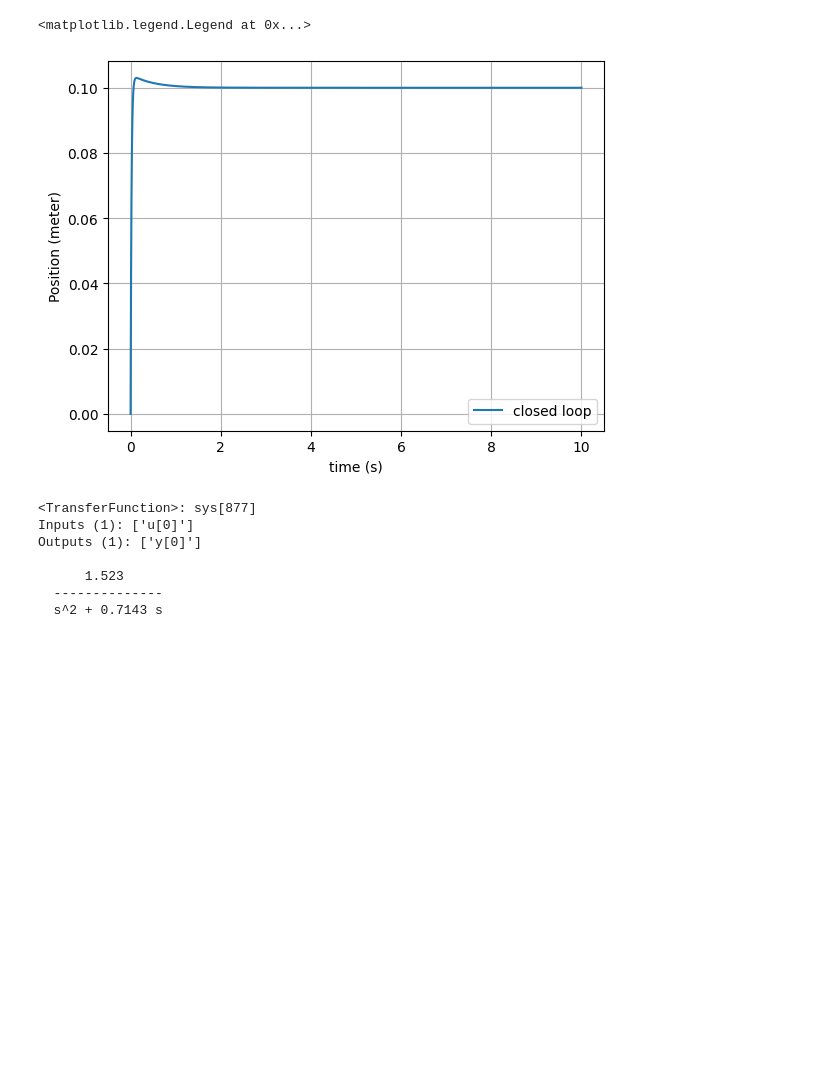
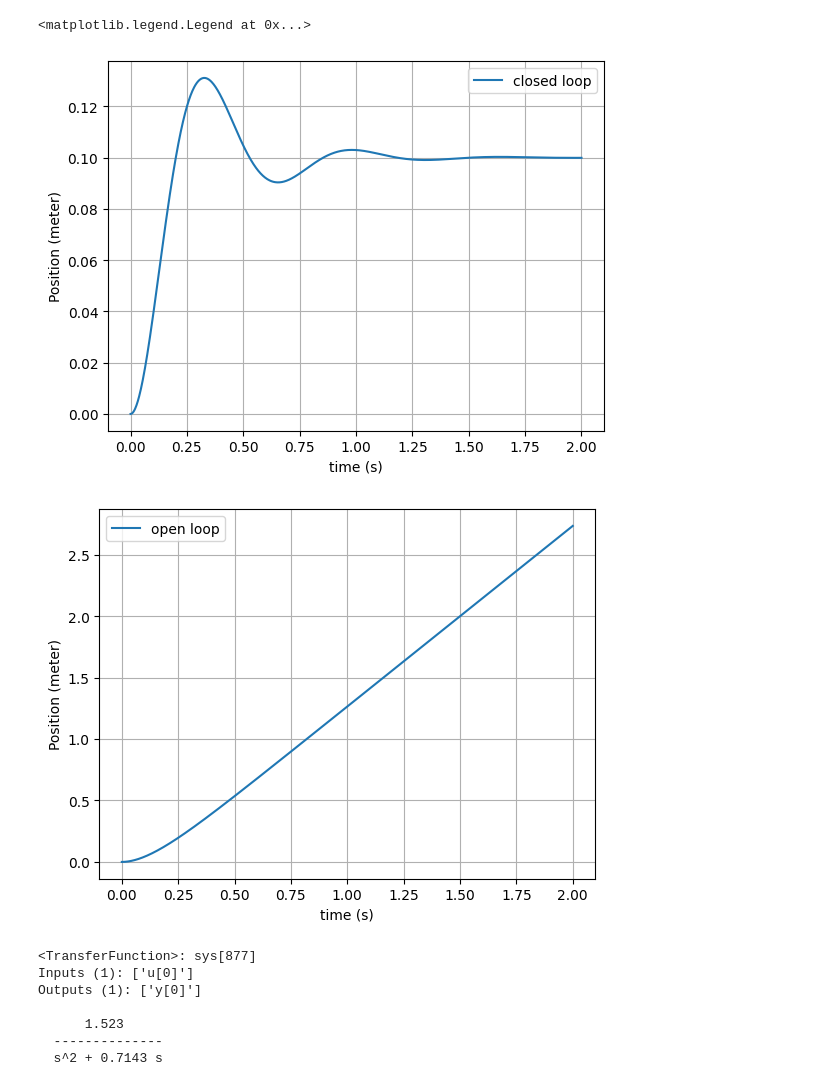
Before and after one commit to TijnAltenaAO/python-modeling, a Jupyter notebook: controlsystemsmodeling.ipynb, the cells around one changed output. Cells and saved outputs as stored; diff of their text form; code cells hidden in the pictures; blank space fills up the shorter version.

Commit message:
2 plots

```diff
--- a/controlsystemsmodeling.ipynb
+++ b/controlsystemsmodeling.ipynb
@@ -8,7 +8,7 @@ import matplotlib.pyplot as plt
 g = 9.81
 d = 0.0375
 L = 0.1725
-b = 0.0001 # changes things significantly
+b = 0.01 # changes things significantly
 m = 0.05 # weight of ball
 R = 0.02
 
@@ -19,37 +19,47 @@ T = 0.1512 # check with calculations (paper says 0.4?)
 
 Kp = 10
 Ki = 0
-Kd = 5
+Kd = 0
 
 H_pid = Kp + Ki/s + Kd*s
 # H_sys = ((5/7)*g) / (s**2 +(5/7)*((b / (R*m))*s)) # also works!
 # H_sys = ((5/7)*g) / (s**2) # this works!
 H_sys = ((5/7)*g*(d / L)) / (s**2 +(5/7)*(b / (R*m))*s) # works!
 H_motor = (K/1+(1/T)) # of tao* s+ 1 in noemer
 # H_motor = (K/(T * s + 1))
 H_openloop = H_sys*H_motor
 H_total = H_sys*H_motor*H_pid
 
 # H_closedloop = feedback(H_total, 1) # H_closedloop = H_total/(1+H_total)
 H_closedloop = H_total/(1+H_total)
 
-t = np.linspace(0, 10, 1000)
+t = np.linspace(0, 2, 1000)
 
 setpoint = 0.1
 # init_x = 0.2
 
 r = np.ones_like(t) * setpoint # give array of 30 times[setpoint]
 
 t, y = forced_response(H_closedloop, T = t, U = r)
+t2, y2 = forced_response(H_total, T = t, U = r)
+
+plt.figure()
 plt.plot(t,y, label='closed loop')
-
 plt.grid()
 plt.xlabel('time (s)')
 plt.ylabel('Position (meter)')
 plt.legend()
+
+plt.figure()
+plt.plot(t2,y2, label='open loop')
+plt.grid()
+plt.xlabel('time (s)')
+plt.ylabel('Position (meter)')
+plt.legend()
 # %% [output]
 <matplotlib.legend.Legend at 0x...>
-[figure, old version]
+[figure, new version]
+[figure, added]
 # %%
 import array
 import control
```
